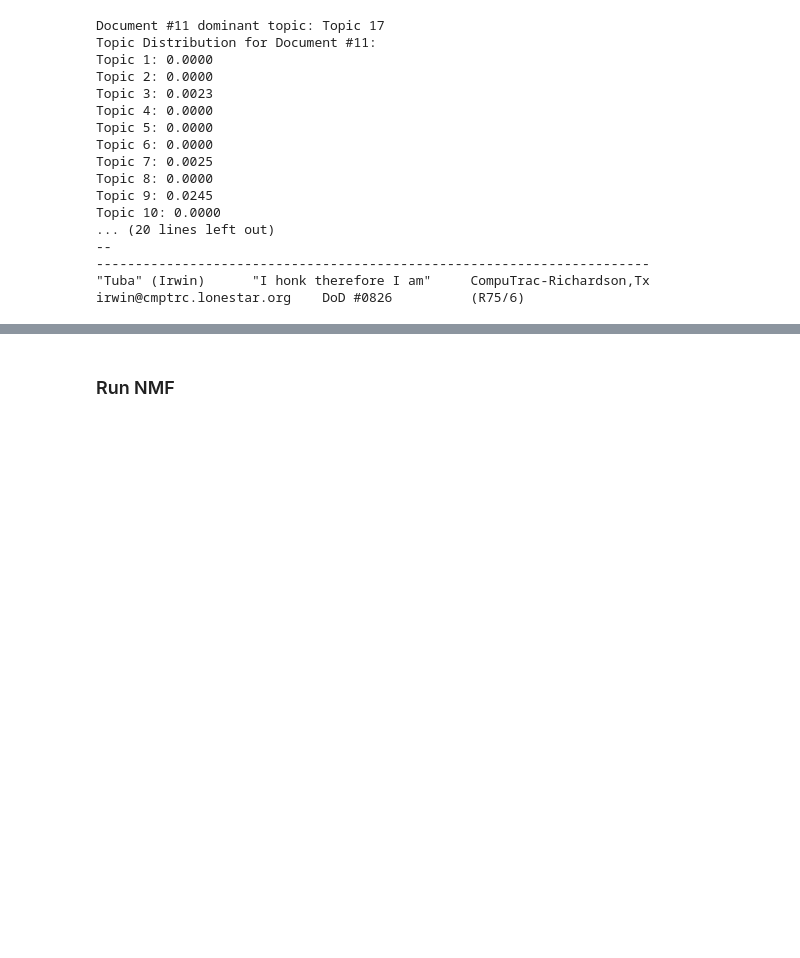
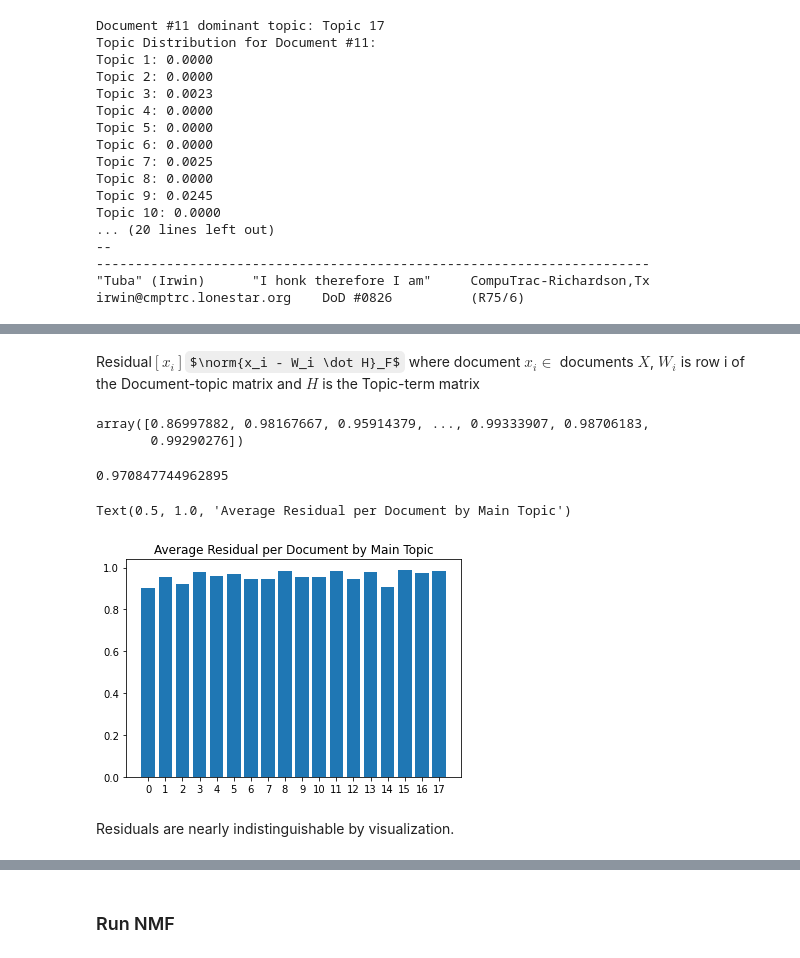
Before and after one commit to jjdrisco/Topic-Modeling_NMF-vs-BERTopic, a Jupyter notebook: NMF_20.ipynb, the cells around one changed output, grey strips where cells are left out. Cells and saved outputs as stored; diff of their text form; code cells hidden in the pictures; some formulas as TeX source; blank space fills up the shorter version.

```diff
--- a/NMF_20.ipynb
+++ b/NMF_20.ipynb
@@ -261,13 +281,16 @@ vectorizer = TfidfVectorizer(max_df=0.90, min_df=2)
 # Fit and transform the processed abstracts into DTM
 dtm = vectorizer.fit_transform(newsgroup_df['processed_documents'])
 # %%
-from sklearn.decomposition import NMF
+def do_nmf(n_topics):
 
-# Specify the number of topics
-n_topics = 18  # or any number based on your analysis needs
-nmf_model = NMF(n_components=n_topics)
-W = nmf_model.fit_transform(dtm)  # Document-topic matrix
-H = nmf_model.components_         # Topic-term matrix
+    # Specify the number of topics
+    nmf_model = NMF(n_components=n_topics)
+    W = nmf_model.fit_transform(dtm)  # Document-topic matrix   (n_samples, n_components)
+    H = nmf_model.components_         # Topic-term matrix       (n_components, n_features)
+    return W, H
+# %%
+n_topics = 18
+W, H = do_nmf(n_topics)
 # %%
 feature_names = vectorizer.get_feature_names_out()
 for index, topic in enumerate(H):
@@ -332,0 +363,32 @@ irwin@cmptrc.lonestar.org    DoD #0826          (R75/6)
+# %% [markdown]
+Residual$[x_i]$$\norm{x_i - W_i \dot H}_F$ where document $x_i \in$ documents $X$, $W_i$ is row i of the Document-topic matrix and $H$ is the Topic-term matrix
+# %%
+# For each document calculate the difference between the original tfidf weights and those predicted
+# by multiplying W and H for that specific row.
+# Cell Source: https://freedium.cfd/https://towardsdatascience.com/topic-modeling-articles-with-nmf-8c6b2a227a45
+def do_residual(dtm, W, H):
+    residuals = np.zeros(dtm.shape[0])
+    for row in range(dtm.shape[0]):
+        # 'fro' here means we are using the Frobenium norm as the distance metric
+        residuals[row] = np.linalg.norm(dtm[row, :] - W[row, :].dot(H), 'fro')
+    return residuals
+
+residuals = do_residual(dtm, W, H)
+residuals
+# %% [output]
+array([0.86997882, 0.98167667, 0.95914379, ..., 0.99333907, 0.98706183,
+       0.99290276])
+# %%
+np.mean(residuals)
+# %% [output]
+0.970847744962895
+# %%
+residuals_by_topic = pd.Series(residuals).groupby(np.argmax(W, axis=1)).mean()
+plt.bar(x=residuals_by_topic.index, height=residuals_by_topic.values)
+plt.xticks(residuals_by_topic.index)
+plt.title("Average Residual per Document by Main Topic")
+# %% [output]
+Text(0.5, 1.0, 'Average Residual per Document by Main Topic')
+[figure, added]
+# %% [markdown]
+Residuals are nearly indistinguishable by visualization.
```
Also changed, not shown: parts of 44 cells of this notebook, 1 other file.
